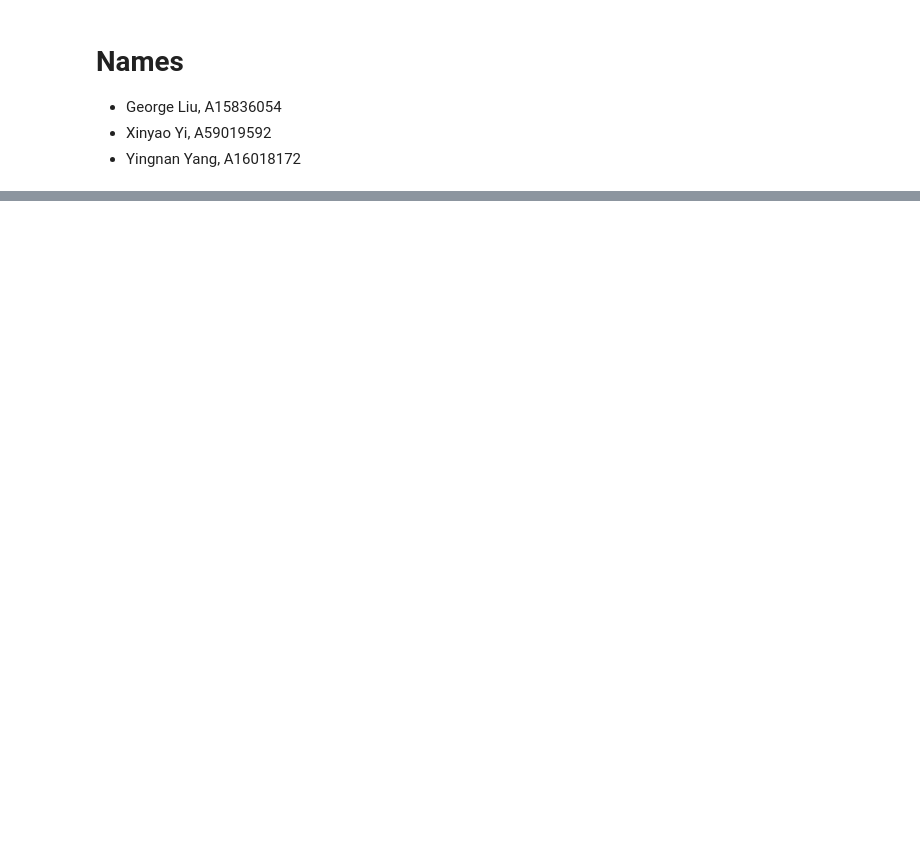
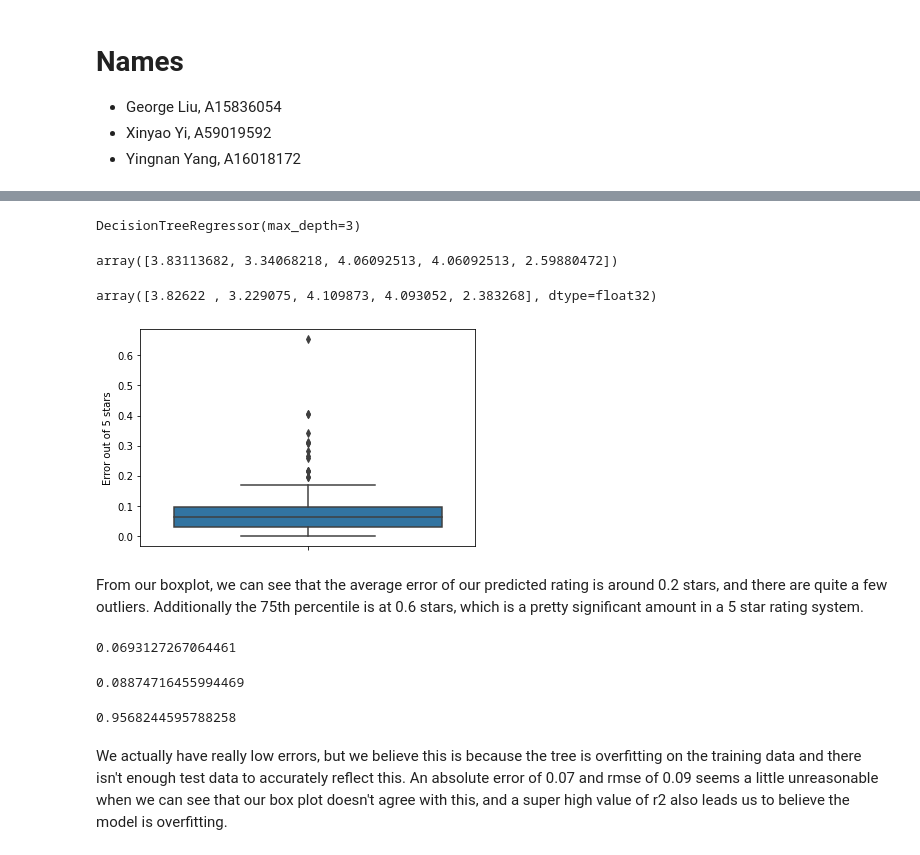
Before and after one commit to COGS118A/Group008-Wi23, a Jupyter notebook: CheckpointGroup008-Wi23.ipynb, the cells around one changed output, grey strips where cells are left out. Cells and saved outputs as stored; diff of their text form; code cells hidden in the pictures; blank space fills up the shorter version.

Commit message:
added neural network and recommendation system
added onto the proposal

```diff
--- a/CheckpointGroup008-Wi23.ipynb
+++ b/CheckpointGroup008-Wi23.ipynb
@@ -492,0 +158,44 @@ When we display difference metrics including the percentage of errors per class,
+# %%
+from sklearn.tree import DecisionTreeRegressor, plot_tree
+model = DecisionTreeRegressor(max_depth=3)
+# %%
+model.fit(X_train,y_train)
+# %% [output]
+DecisionTreeRegressor(max_depth=3)
+# %%
+y_pred_ratings = model.predict(X_test)
+# %%
+y_pred_ratings[:5]
+# %% [output]
+array([3.83113682, 3.34068218, 4.06092513, 4.06092513, 2.59880472])
+# %%
+y_test[:5]
+# %% [output]
+array([3.82622 , 3.229075, 4.109873, 4.093052, 2.383268], dtype=float32)
+# %%
+rating_diffs=get_rating_diff(y_pred_ratings,y_test)
+# %%
+sns.boxplot(y=rating_diffs)
+plt.ylabel('Error out of 5 stars')
+plt.show()
+# %% [output]
+[figure, added]
+# %% [markdown]
+From our boxplot, we can see that the average error of our predicted rating is around 0.2 stars, and there are quite a few outliers. Additionally the 75th percentile is at 0.6 stars, which is a pretty significant amount in a 5 star rating system.
+# %%
+mae = mean_absolute_error(y_test, y_pred_ratings)
+mae
+# %% [output]
+0.0693127267064461
+# %%
+rmse = np.sqrt(mean_squared_error(y_test, y_pred_ratings))
+rmse
+# %% [output]
+0.08874716455994469
+# %%
+r2 = r2_score(y_test, y_pred_ratings)
+r2
+# %% [output]
+0.9568244595788258
+# %% [markdown]
+We actually have really low errors, but we believe this is because the tree is overfitting on the training data and there isn't enough test data to accurately reflect this. An absolute error of 0.07 and rmse of 0.09 seems a little unreasonable when we can see that our box plot doesn't agree with this, and a super high value of r2 also leads us to believe the model is overfitting.
```
Also changed, not shown: parts of 153 cells of this notebook.
